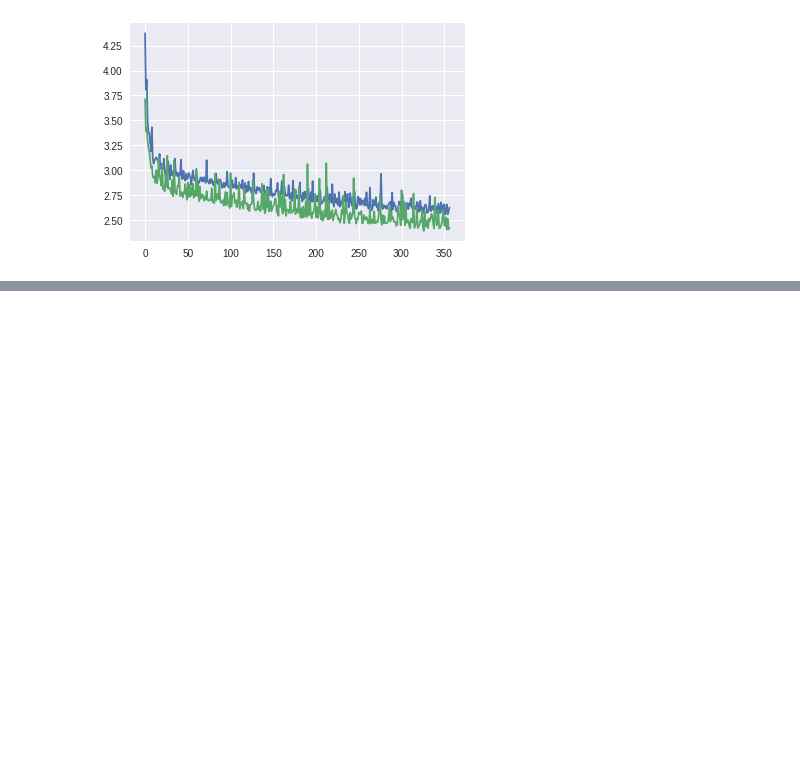
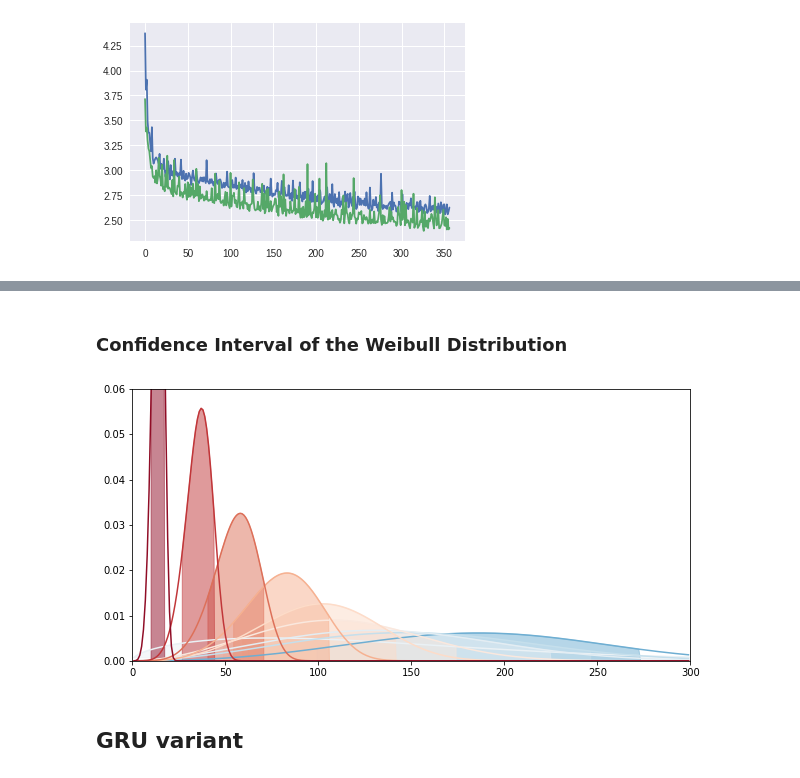
Before and after one commit to Manelmc/rnn-time-to-event, a Jupyter notebook: Turbofan Engine/predictive-maintenance-turbofan-engine.ipynb, the cells around one changed output, grey strips where cells are left out. Cells and saved outputs as stored; diff of their text form; code cells hidden in the pictures; blank space fills up the shorter version.

```diff
--- a/Turbofan Engine/predictive-maintenance-turbofan-engine.ipynb
+++ b/Turbofan Engine/predictive-maintenance-turbofan-engine.ipynb
@@ -1438,0 +743,33 @@ R^2: 0.82013045479
+# %% [markdown]
+### Confidence Interval of the Weibull Distribution
+# %%
+%matplotlib inline
+
+from scipy.stats import dweibull
+
+batch = lot[0]
+size = batch[~np.all(batch == 0, axis=1)].shape[0]
+y_pred_wtte = model.predict(batch.reshape(1, max_batch_len, nb_features))[0]
+y_pred_wtte = y_pred_wtte[:size]
+
+fig = plt.figure()
+fig.add_subplot(1,1,1)
+for beta, alpha in y_pred_wtte[0::20]:
+    x = np.arange(1, 300.)
+    mean = mean_weibull(alpha, beta)
+    sigma = np.sqrt(var_weibull(alpha, beta))
+    plt.plot(x, pdf_weibull(x, alpha, beta), color=palette[int(mean)])
+    # alpha is the shape parameter
+    conf = dweibull.interval(0.95, alpha, loc=mean, scale=sigma)
+    plt.fill([conf[0]] + list(np.arange(conf[0], conf[1])) + [conf[1]],
+             [0] + list(pdf_weibull(np.arange(conf[0], conf[1]), alpha, beta)) + [0],
+             color=palette[int(mean)], alpha=0.5)
+
+axes = plt.gca()
+axes.set_ylim([0., 0.06])
+axes.set_xlim([0., 300.])
+fig.set_size_inches(10,5)
+# %% [output]
+[figure, added]
+# %% [markdown]
+## GRU variant
```
Also changed, not shown: parts of 93 cells of this notebook, 17 other files.
